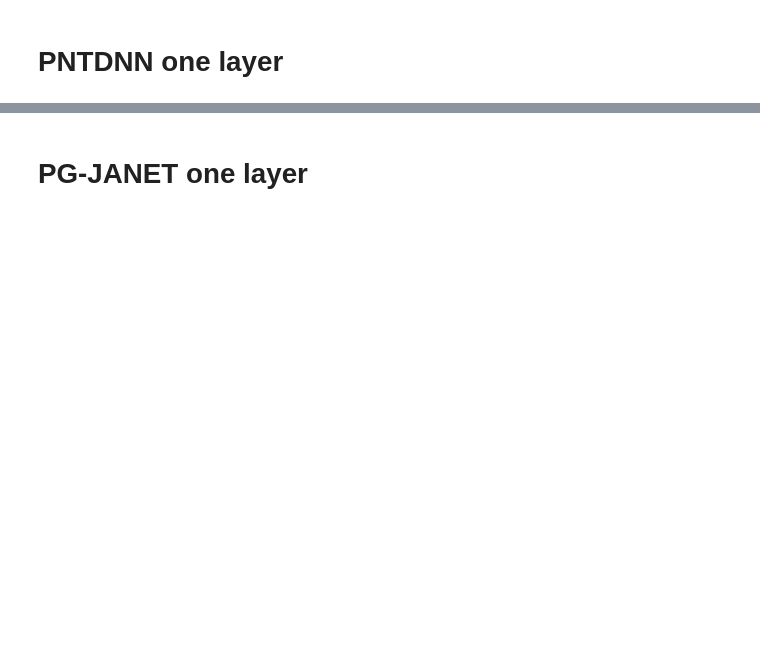
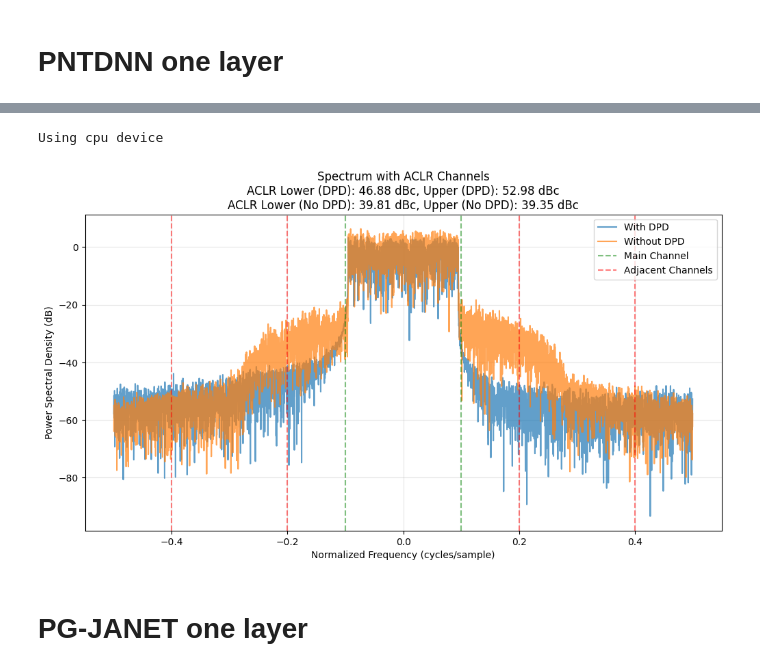
Before and after one commit to aquigney/sparseDPD, a Jupyter notebook: ucd_pruning/open_dpd_dataset_pruning.ipynb, the cells around one changed output, grey strips where cells are left out. Drawn from its saved outputs; the diff is of its cells as text; code cells hidden in the pictures; blank space fills up the shorter version.

```diff
--- a/ucd_pruning/open_dpd_dataset_pruning.ipynb
+++ b/ucd_pruning/open_dpd_dataset_pruning.ipynb
@@ -125,9 +172,11 @@ pntdnn_best_adaptive_pruned_model.write_nn_to_file('pntdnn_one_layer_adaptive_pr
 # %%
 # load the adaptive best, and find its performance
 best_adaptive_pruned_inverse_nn = PNTDNN_NeuralNetwork(num_memory_levels=15, model_type='OneLayerNetwork', nn_file_path='pntdnn_one_layer_adaptive_pruned_inverse_model_open.pt', forward_model=False)
 best_adaptive_pruned_datapath = Datapath(forward_model=PGJANET_forward_nn, inverse_model=best_adaptive_pruned_inverse_nn)
-best_adaptive_pruned_datapath.plot_constellation(simpleDataManager.training_dataset, fs = openDPD_fs, bw_sub_ch = openDPD_bw_sub_ch, n_sub_ch = openDPD_n_sub_ch, nperseg = openDPD_nperseg, show_dpd_output=True)
-best_adaptive_pruned_datapath.plot_spectrum_with_aclr(simpleDataManager.test_dataset.input_data[:5000], channel_bw=0.2, channel_bw=0.3)
+best_adaptive_pruned_datapath.plot_spectrum_with_aclr(simpleDataManager.test_dataset.input_data[:5000], channel_bw=0.2, channel_spacing=0.3)
+# %% [output]
+Using cpu device
+[figure, added]
 # %% [markdown]
 # PG-JANET one layer
 # %%
```
Also changed, not shown: parts of 7 cells of this notebook, 3 other files.
